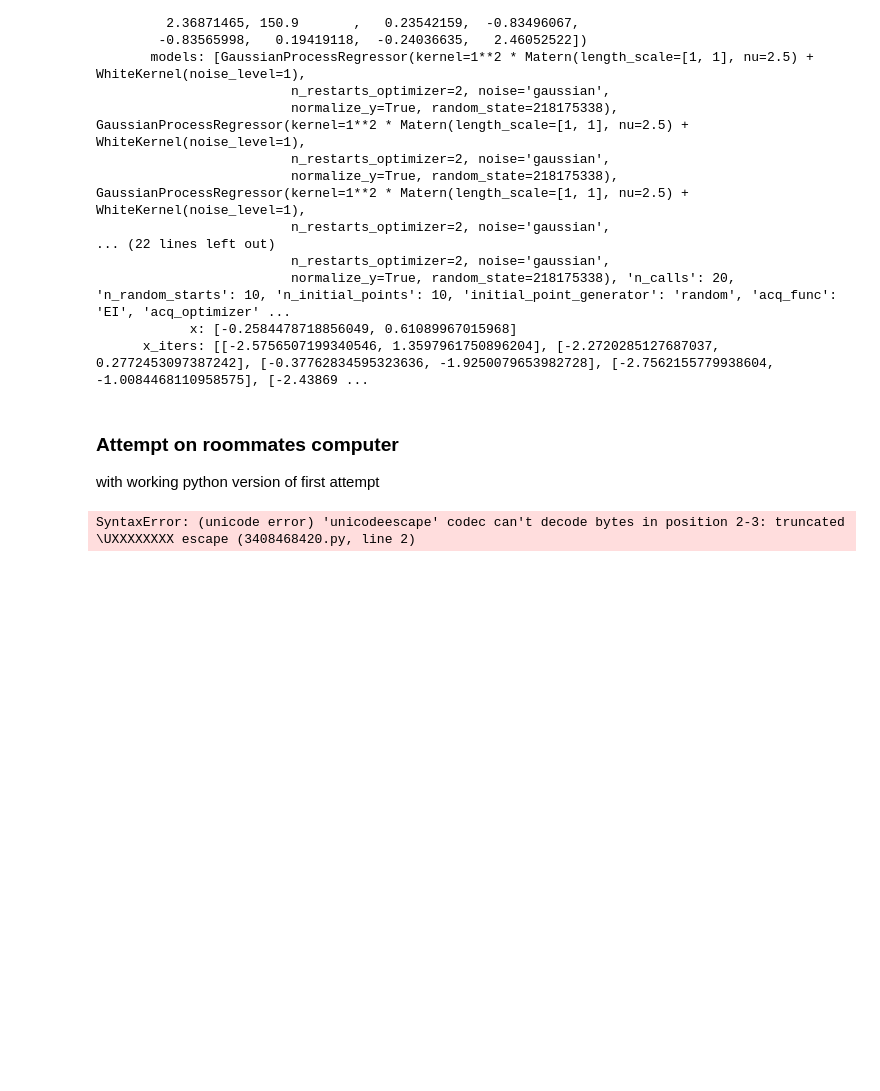
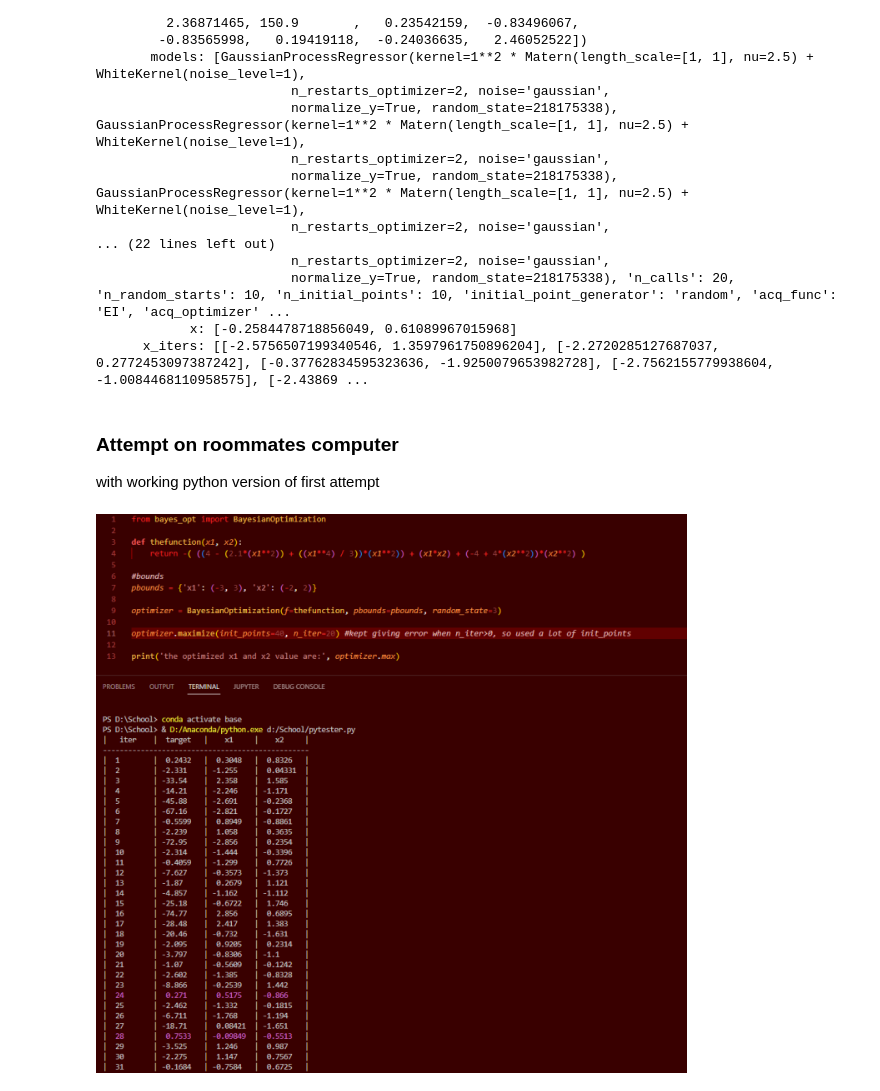
Before and after one commit to aromoher/MAE598, a Jupyter notebook: HW3.ipynb, the cells around one changed output. Saved outputs shown, nothing was run; the diff lists cells and outputs as text; code cells hidden in the pictures; blank space fills up the shorter version.

Commit message:
Finally added images

```diff
--- a/HW3.ipynb
+++ b/HW3.ipynb
@@ -214,6 +214,6 @@ print(res)
 with working python version of first attempt
 # %%
 from IPython import display
-display.Image()
+display.Image("attempt3.1.png")
 # %% [output]
-SyntaxError: (unicode error) 'unicodeescape' codec can't decode bytes in position 2-3: truncated \UXXXXXXXX escape (3408468420.py, line 2)
+[figure, added]
```
Also changed, not shown: parts of 1 cell of this notebook.
